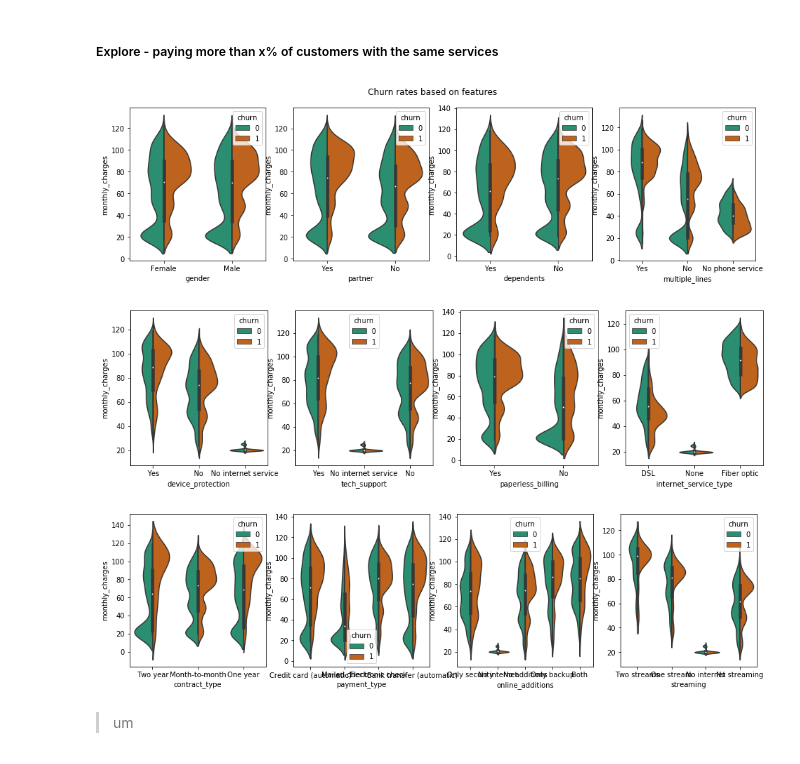
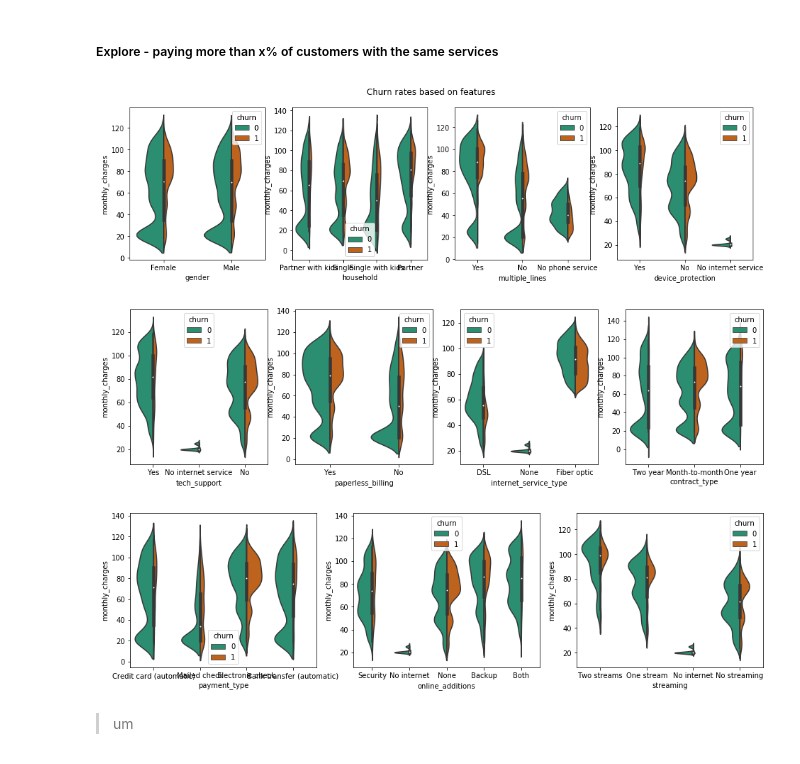
Before and after one commit to misty-garcia/telco-churn-project, a Jupyter notebook: telco_pipeline.ipynb, the cells around one changed output. Saved outputs shown, nothing was run; the diff lists cells and outputs as text; code cells hidden in the pictures.

```diff
--- a/telco_pipeline.ipynb
+++ b/telco_pipeline.ipynb
@@ -459,7 +457,7 @@ conditions = [
     (train1.online_security == "No") & (train1.online_backup == "Yes"),
     (train1.online_security == "Yes") & (train1.online_backup == "Yes")]
 
-choices = ['No additions', 'Only security', 'Only backup', 'Both']
+choices = ['None', 'Security', 'Backup', 'Both']
 train1['online_additions'] = np.select(conditions, choices, default='No internet')
 # %%
 # drop old online columns
@@ -581,3 +579,15 @@ train1.head()
 | 3563 | 3807-XHCJH | Female | 0 | Yes | Yes | 1 | No | No internet service | ... |
 | 2096 | 4067-HLYQI | Female | 0 | No | No | 33 | No | No | ... |
 | 7019 | 9593-CVZKR | Female | 0 | Yes | Yes | 56 | Yes | No internet service | ... |
+# %%
+# combine partner and dependents
+conditions = [
+    (train1.partner == "No") & (train1.dependents == "No"),
+    (train1.partner == "No") & (train1.dependents == "Yes"),
+    (train1.partner == "Yes") & (train1.dependents == "No"),
+    (train1.partner == "Yes") & (train1.dependents == "Yes")]
+
+choices = ['Single', 'Single with kids', 'Partner', 'Partner with kids']
+train1['household'] = np.select(conditions, choices, default='Lost')
+# %%
+train1.drop(columns=["partner","dependents"], inplace=True)
@@ -585,28 +615,28 @@ train1.head()
 ##### Explore - paying more than x% of customers with the same services
 # %%
 # plotting all the objects on a violin plot
-features = ['gender', 'partner', 'dependents', 'multiple_lines',]
+features = ['gender', 'household', 'multiple_lines','device_protection']
 _, ax = plt.subplots(nrows=1, ncols=4, figsize=(16,4))
 for i, feature in enumerate(features):
-    sns.violinplot(feature, 'monthly_charges', hue='churn', data=train1, split=True, ax=ax[i], palette="Dark2")
+    sns.violinplot(feature, 'monthly_charges', hue='churn', data=train1, split=True, ax=ax[i], palette="Dark2", scale="count")
 
 plt.suptitle('Churn rates based on features')
 
-features = ['device_protection', 'tech_support', 'paperless_billing', 'internet_service_type']
+features = ['tech_support', 'paperless_billing', 'internet_service_type', 'contract_type']
 _, ax = plt.subplots(nrows=1, ncols=4, figsize=(16,4))
 for i, feature in enumerate(features):
-    sns.violinplot(feature, 'monthly_charges', hue='churn', data=train1, split=True, ax=ax[i], palette="Dark2")
+    sns.violinplot(feature, 'monthly_charges', hue='churn', data=train1, split=True, ax=ax[i], palette="Dark2", scale="count")
 
-features = ['contract_type', 'payment_type', 'online_additions', 'streaming']
-_, ax = plt.subplots(nrows=1, ncols=4, figsize=(16,4))
+features = ['payment_type', 'online_additions', 'streaming']
+_, ax = plt.subplots(nrows=1, ncols=3, figsize=(16,4))
 for i, feature in enumerate(features):
-    sns.violinplot(feature, 'monthly_charges', hue='churn', data=train1, split=True, ax=ax[i], palette="Dark2")
+    sns.violinplot(feature, 'monthly_charges', hue='churn', data=train1, split=True, ax=ax[i], palette="Dark2", scale="count")
 
 plt.show()
 # %% [output]
-[figure, old version]
+[figure, new version]
-[figure, old version]
+[figure, new version]
-[figure, old version]
+[figure, new version]
 # %% [markdown]
 > um
 # %% [markdown]
```
Also changed, not shown: parts of 5 cells of this notebook.
